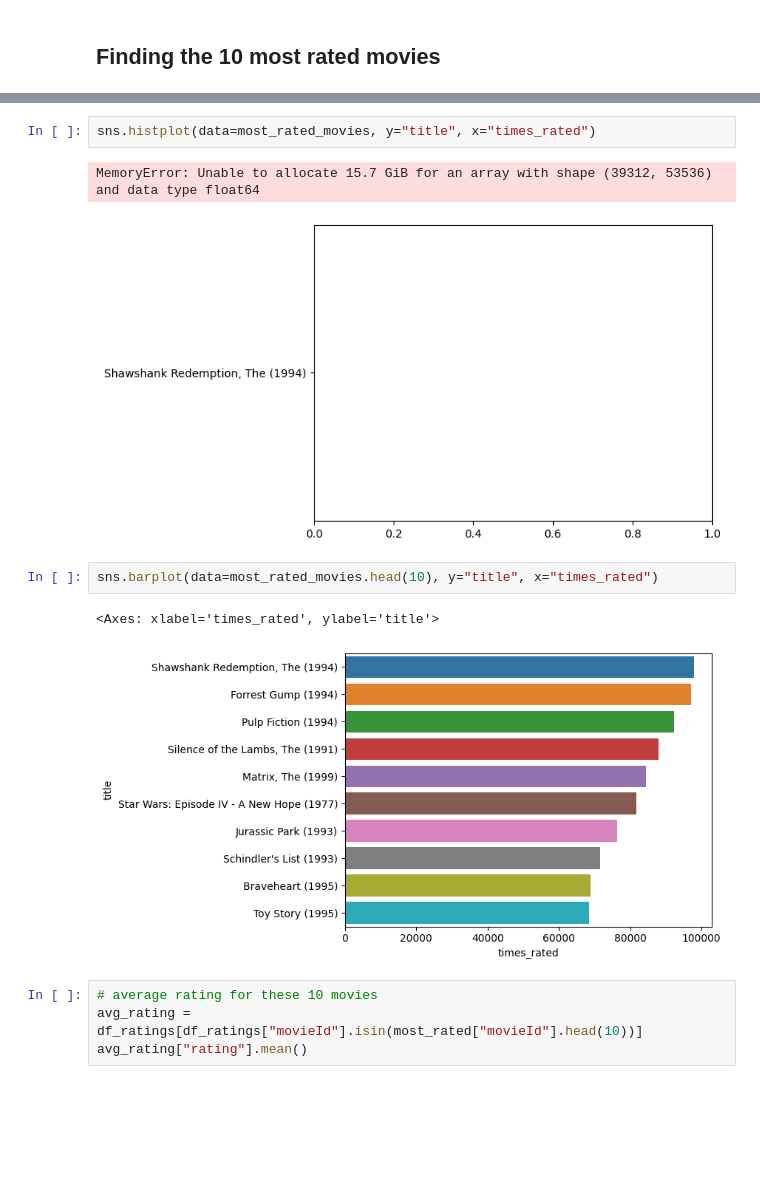
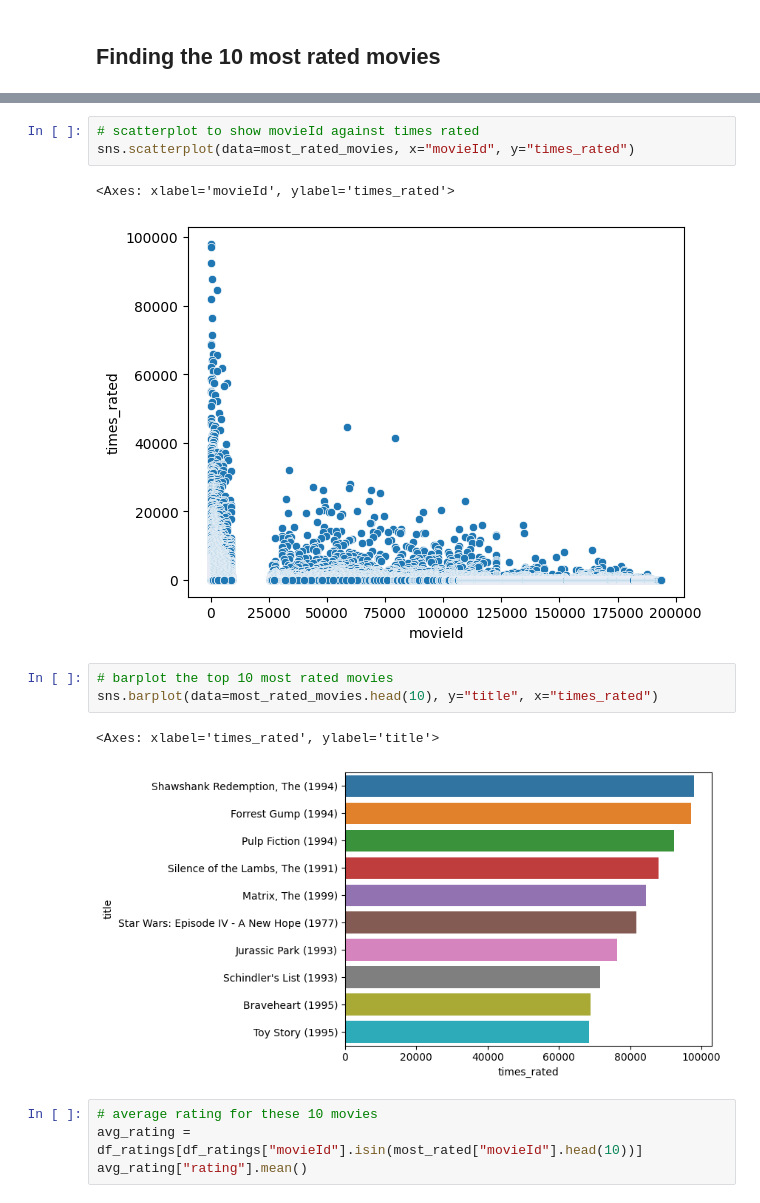
Before and after one commit to Razjoh/Machine-learning-Rasmus-Johansson, a Jupyter notebook: Labb/EDA_recommender.ipynb, the cells around one changed output, grey strips where cells are left out. Cells and saved outputs as stored; diff of their text form; blank space fills up the shorter version.

```diff
--- a/Labb/EDA.ipynb
+++ b/Labb/EDA_recommender.ipynb
@@ -112,13 +111,15 @@ most_rated_movies
+# %%
+# scatterplot to show movieId against times rated
+sns.scatterplot(data=most_rated_movies, x="movieId", y="times_rated")
+# %% [output]
+<Axes: xlabel='movieId', ylabel='times_rated'>
+[figure, added]
 # %%
-sns.histplot(data=most_rated_movies, y="title", x="times_rated")
+# barplot the top 10 most rated movies
+sns.barplot(data=most_rated_movies.head(10), y="title", x="times_rated")
 # %% [output]
-MemoryError: Unable to allocate 15.7 GiB for an array with shape (39312, 53536) and data type float64
+<Axes: xlabel='times_rated', ylabel='title'>
-[figure, old version]
+[figure, new version]
-# %%
-sns.barplot(data=most_rated_movies.head(10), y="title", x="times_rated")
-# %% [output]
-<Axes: xlabel='times_rated', ylabel='title'>
-[figure, removed]
 # %%
 # average rating for these 10 movies
 avg_rating = df_ratings[df_ratings["movieId"].isin(most_rated["movieId"].head(10))]
```
Also changed, not shown: parts of 22 cells of this notebook.
